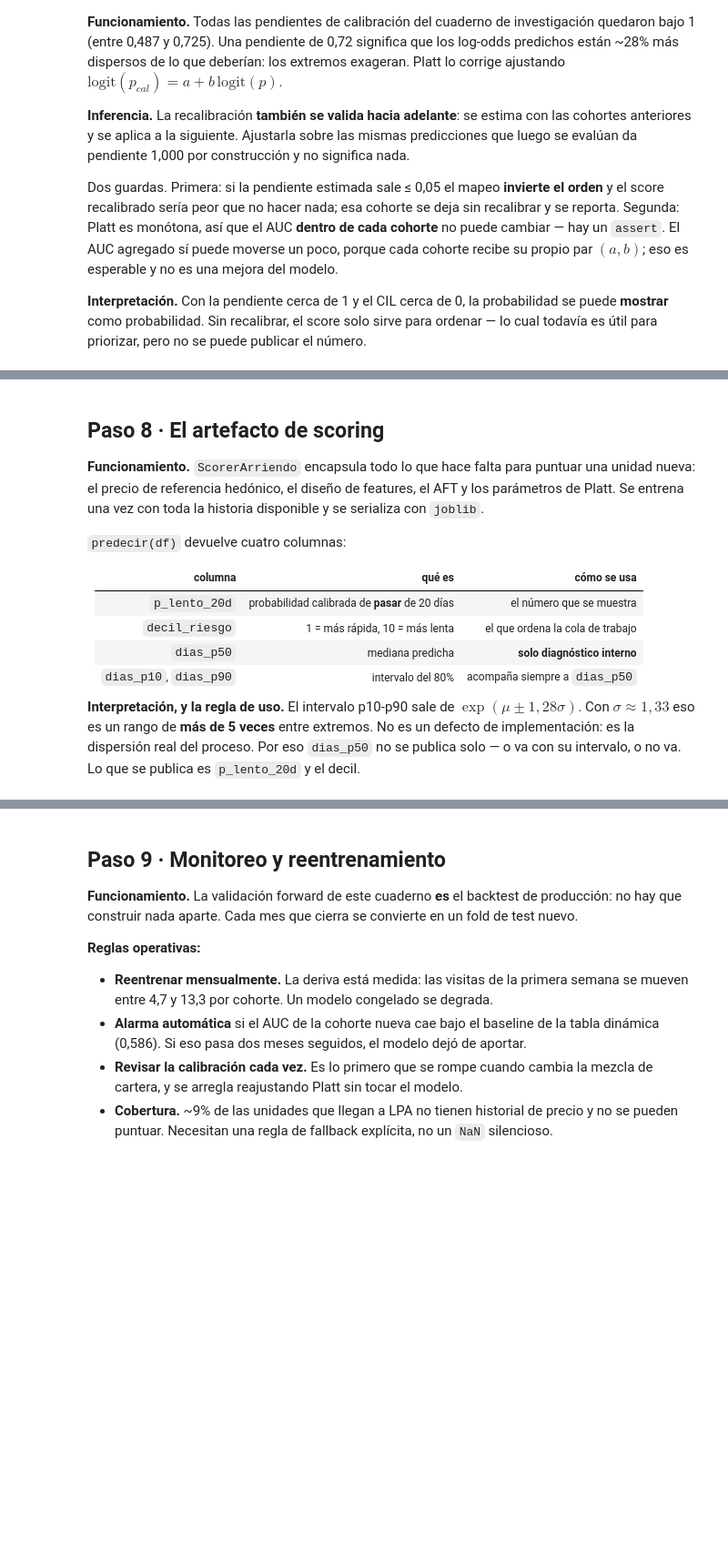
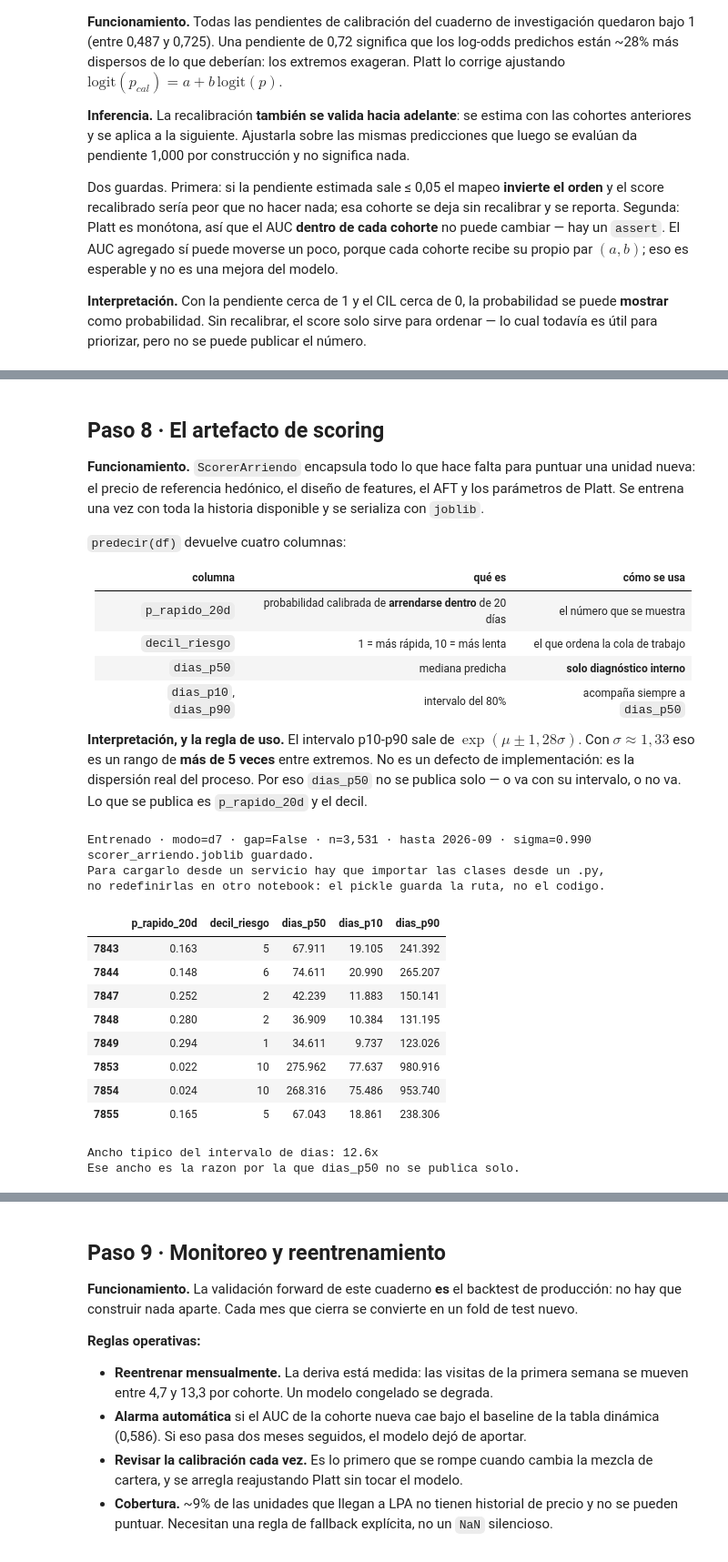
Before and after one commit to agustinvalenzuela/probabilidad-arriendo, a Jupyter notebook: modelo_productivo.ipynb, the cells around one changed output, grey strips where cells are left out. Shown at 91% size. Drawn from its saved outputs; the diff is of its cells as text; code cells hidden in the pictures; blank space fills up the shorter version.

```diff
--- a/modelo_productivo.ipynb
+++ b/modelo_productivo.ipynb
@@ -845,7 +907,7 @@ Platt. Se entrena una vez con toda la historia disponible y se serializa con `jo
 
 | columna | qué es | cómo se usa |
 |---|---|---|
-| `p_lento_20d` | probabilidad calibrada de **pasar** de 20 días | el número que se muestra |
+| `p_rapido_20d` | probabilidad calibrada de **arrendarse dentro** de 20 días | el número que se muestra |
 | `decil_riesgo` | 1 = más rápida, 10 = más lenta | el que ordena la cola de trabajo |
 | `dias_p50` | mediana predicha | **solo diagnóstico interno** |
 | `dias_p10`, `dias_p90` | intervalo del 80% | acompaña siempre a `dias_p50` |
@@ -853,7 +915,7 @@ Platt. Se entrena una vez con toda la historia disponible y se serializa con `jo
 **Interpretación, y la regla de uso.** El intervalo p10-p90 sale de $\exp(\mu \pm 1{,}28\sigma)$.
 Con $\sigma \approx 1{,}33$ eso es un rango de **más de 5 veces** entre extremos. No es un
 defecto de implementación: es la dispersión real del proceso. Por eso `dias_p50` no se publica
-solo — o va con su intervalo, o no va. Lo que se publica es `p_lento_20d` y el decil.
+solo — o va con su intervalo, o no va. Lo que se publica es `p_rapido_20d` y el decil.
 # %%
 import joblib
 
@@ -875,10 +937,15 @@ class ScorerArriendo:
             datos["evento_arriendo"].to_numpy(int))
         self.entrenado_hasta_ = str(datos["cohorte_lpa"].max())
         self.n_entrenamiento_ = len(datos)
+        # La lista de comunas viaja DENTRO del artefacto. Sin esto, puntuar una
+        # unidad suelta la mandaria a "Otras" siempre, y el .joblib no seria
+        # autocontenido: dependeria de un global del cuaderno.
+        self.comunas_ok_ = set(
+            datos.loc[datos["comuna_g"] != "Otras", "comuna"].astype(str).unique())
         return self
 
     def predecir(self, datos_nuevos, h=H_REPORTE):
-        X = self.pre_.transform(preparar(datos_nuevos))
+        X = self.pre_.transform(preparar(datos_nuevos, self.comunas_ok_))
         _, mu = curva(self.mod_, X, [h])
         s = self.mod_["sigma"]
         p_rapido = norm.cdf((np.log(h) - mu) / s)
@@ -886,38 +953,57 @@ class ScorerArriendo:
         p_rapido_cal = 1 / (1 + np.exp(-z))
         out = pd.DataFrame(index=datos_nuevos.index)
         out[f"p_rapido_{h}d"] = p_rapido_cal
+        # El decil sigue ordenando por RIESGO: 1 = la mas rapida, 10 = la mas
+        # lenta. Como ahora la columna crece con la velocidad, hay que darlo
+        # vuelta. qcut devuelve 0..9, asi que 10 - qcut da 10..1.
         out["decil_riesgo"] = 10 - pd.qcut(out[f"p_rapido_{h}d"], 10, labels=False,
-                                   duplicates="drop")
+                                           duplicates="drop")
         out["dias_p50"] = np.exp(mu)
         out["dias_p10"] = np.exp(mu - 1.2816 * s)
         out["dias_p90"] = np.exp(mu + 1.2816 * s)
         return out
 
 
 scorer = ScorerArriendo(modo=CFG_PROD["modo"], con_gap=CFG_PROD["con_gap"],
                         a_cal=A_CAL, b_cal=B_CAL).fit(L if CFG_PROD["land"] else D)
 print(f"Entrenado · modo={CFG_PROD['modo']} · gap={CFG_PROD['con_gap']} · "
       f"n={scorer.n_entrenamiento_:,} · hasta {scorer.entrenado_hasta_} · "
       f"sigma={scorer.mod_['sigma']:.3f}")
 
 # joblib serializa POR REFERENCIA a la clase: para volver a cargar el archivo
 # fuera de este notebook, ScorerArriendo, PrecioReferencia y
 # TargetEncoderJerarquico tienen que estar en un modulo importable. Mover esas
 # tres clases a scorer_arriendo.py es un requisito de despliegue, no un detalle.
 try:
     joblib.dump(scorer, "scorer_arriendo.joblib")
     print("scorer_arriendo.joblib guardado.")
 except Exception as e:
     print(f"[aviso] no se pudo serializar: {type(e).__name__}: {e}")
 print("Para cargarlo desde un servicio hay que importar las clases desde un .py,")
 print("no redefinirlas en otro notebook: el pickle guarda la ruta, no el codigo.")
 
 datos_muestra = (d if CFG_PROD["modo"] == "d0" else d[d["sobrevive_d7"] == 1]).tail(500)
 muestra = scorer.predecir(datos_muestra)
 display(muestra.head(8).round(3))
 print(f"\nAncho tipico del intervalo de dias: "
       f"{(muestra['dias_p90'] / muestra['dias_p10']).median():.1f}x")
 print("Ese ancho es la razon por la que dias_p50 no se publica solo.")
+# %% [output]
+Entrenado · modo=d7 · gap=False · n=3,531 · hasta 2026-09 · sigma=0.990
+scorer_arriendo.joblib guardado.
+Para cargarlo desde un servicio hay que importar las clases desde un .py,
+no redefinirlas en otro notebook: el pickle guarda la ruta, no el codigo.
+|  | p_rapido_20d | decil_riesgo | dias_p50 | dias_p10 | dias_p90 |
+| 7843 | 0.163 | 5 | 67.911 | 19.105 | 241.392 |
+| 7844 | 0.148 | 6 | 74.611 | 20.990 | 265.207 |
+| 7847 | 0.252 | 2 | 42.239 | 11.883 | 150.141 |
+| 7848 | 0.280 | 2 | 36.909 | 10.384 | 131.195 |
+| 7849 | 0.294 | 1 | 34.611 | 9.737 | 123.026 |
+| 7853 | 0.022 | 10 | 275.962 | 77.637 | 980.916 |
+| 7854 | 0.024 | 10 | 268.316 | 75.486 | 953.740 |
+| 7855 | 0.165 | 5 | 67.043 | 18.861 | 238.306 |
+Ancho tipico del intervalo de dias: 12.6x
+Ese ancho es la razon por la que dias_p50 no se publica solo.
 # %%
 # Como se ve la cola de trabajo que recibe el equipo comercial.
 q = muestra.groupby("decil_riesgo").agg(
```
Also changed, not shown: parts of 17 cells of this notebook.
